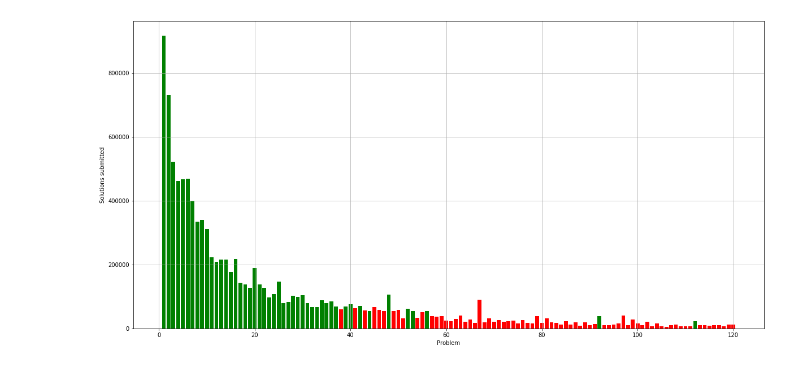
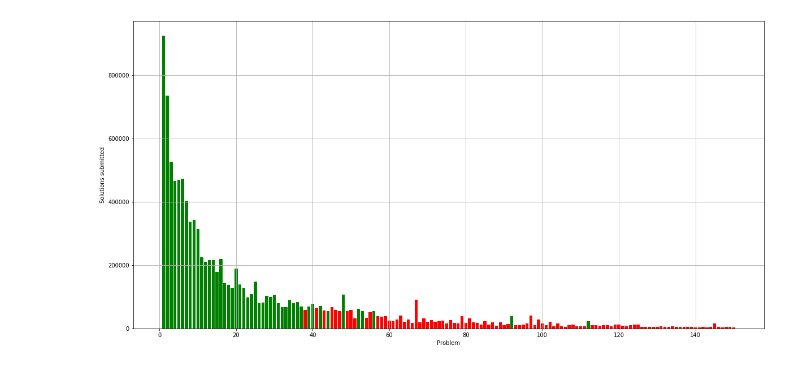
Before and after one commit to apethani21/project-euler, a Jupyter notebook: analyse_solved_counts.ipynb, the cells around one changed output. Saved outputs shown, nothing was run; the diff lists cells and outputs as text; code cells hidden in the pictures.

```diff
--- a/analyse_solved_counts.ipynb
+++ b/analyse_solved_counts.ipynb
@@ -30,6 +30,6 @@ def solved_counts_plot(records, problems=100):
     plt.grid()
     plt.show()
 # %%
-solved_counts_plot(records, 120)
+solved_counts_plot(records, 150)
 # %% [output]
-[figure, old version]
+[figure, new version]
```
